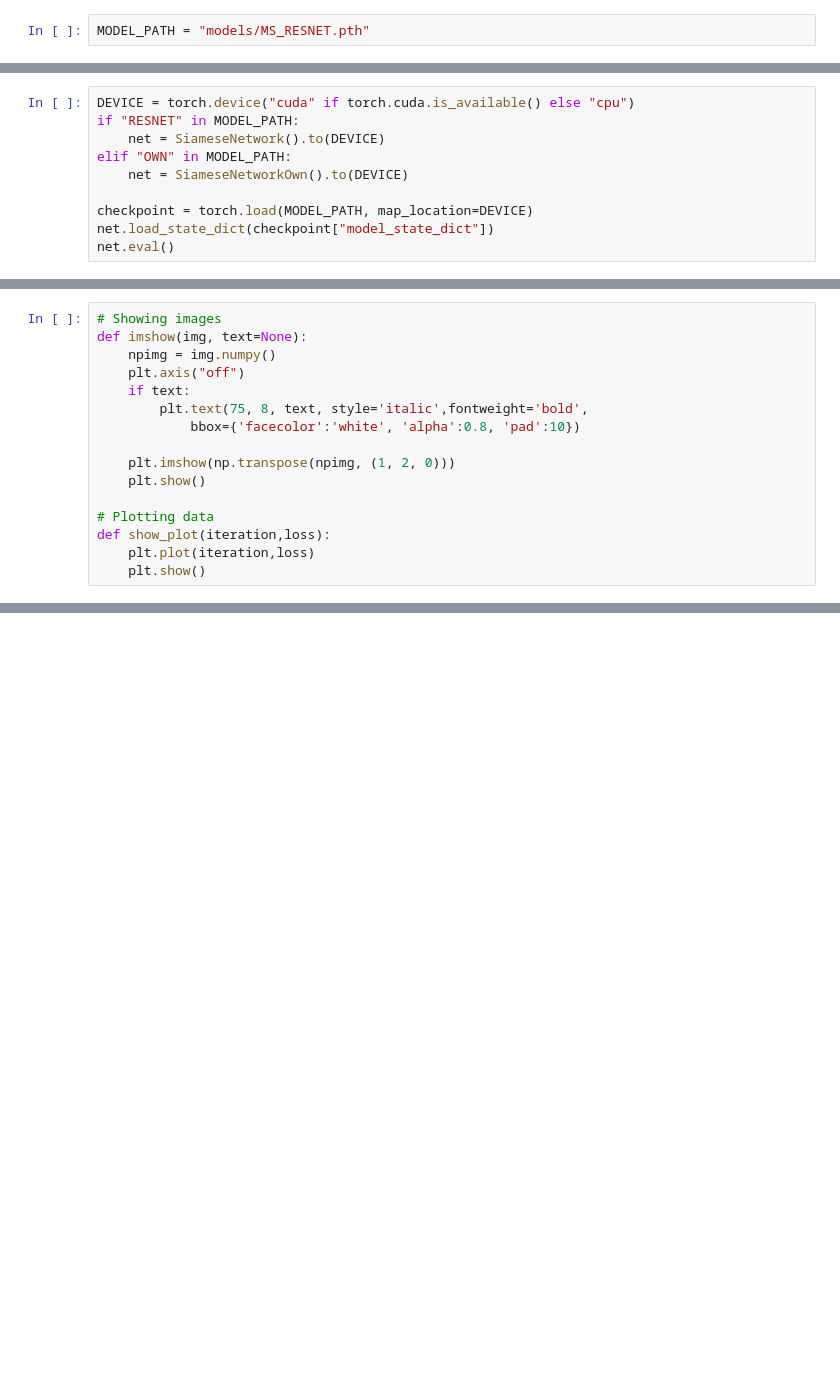
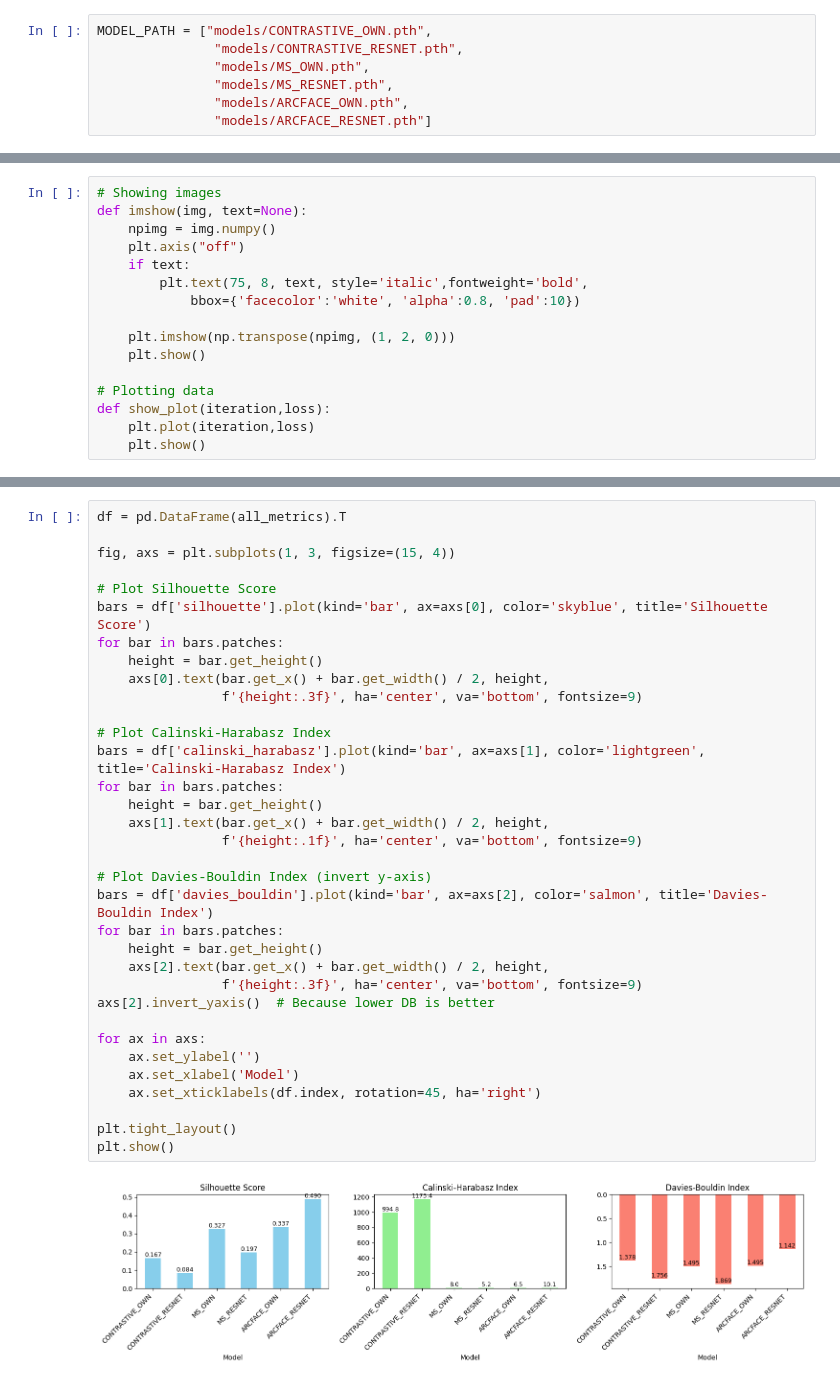
Before and after one commit to armanniaruhi/RAML, a Jupyter notebook: inference.ipynb, the cells around one changed output, grey strips where cells are left out. Cells and saved outputs as stored; diff of their text form; blank space fills up the shorter version.

```diff
--- a/inference.ipynb
+++ b/inference.ipynb
@@ -11,5 +34,10 @@ import mlflow
 # %%
-MODEL_PATH = "models/MS_RESNET.pth"
+MODEL_PATH = ["models/CONTRASTIVE_OWN.pth",
+               "models/CONTRASTIVE_RESNET.pth",
+               "models/MS_OWN.pth",
+               "models/MS_RESNET.pth",
+               "models/ARCFACE_OWN.pth",
+               "models/ARCFACE_RESNET.pth"]
 # %%
 # Load config from YAML
 with open("config/config.yml", "r") as f:
@@ -126,10 +149,0 @@ Training samples: 2803, Batches: 43
-# %%
-DEVICE = torch.device("cuda" if torch.cuda.is_available() else "cpu")
-if "RESNET" in MODEL_PATH:
-    net = SiameseNetwork().to(DEVICE)
-elif "OWN" in MODEL_PATH:
-    net = SiameseNetworkOwn().to(DEVICE)
-
-checkpoint = torch.load(MODEL_PATH, map_location=DEVICE)
-net.load_state_dict(checkpoint["model_state_dict"])
-net.eval()
@@ -369,0 +810,36 @@ Clipping input data to the valid range for imshow with RGB data ([0..1] for floa
+# %%
+df = pd.DataFrame(all_metrics).T
+
+fig, axs = plt.subplots(1, 3, figsize=(15, 4))
+
+# Plot Silhouette Score
+bars = df['silhouette'].plot(kind='bar', ax=axs[0], color='skyblue', title='Silhouette Score')
+for bar in bars.patches:
+    height = bar.get_height()
+    axs[0].text(bar.get_x() + bar.get_width() / 2, height,
+                f'{height:.3f}', ha='center', va='bottom', fontsize=9)
+
+# Plot Calinski-Harabasz Index
+bars = df['calinski_harabasz'].plot(kind='bar', ax=axs[1], color='lightgreen', title='Calinski-Harabasz Index')
+for bar in bars.patches:
+    height = bar.get_height()
+    axs[1].text(bar.get_x() + bar.get_width() / 2, height,
+                f'{height:.1f}', ha='center', va='bottom', fontsize=9)
+
+# Plot Davies-Bouldin Index (invert y-axis)
+bars = df['davies_bouldin'].plot(kind='bar', ax=axs[2], color='salmon', title='Davies-Bouldin Index')
+for bar in bars.patches:
+    height = bar.get_height()
+    axs[2].text(bar.get_x() + bar.get_width() / 2, height,
+                f'{height:.3f}', ha='center', va='bottom', fontsize=9)
+axs[2].invert_yaxis()  # Because lower DB is better
+
+for ax in axs:
+    ax.set_ylabel('')
+    ax.set_xlabel('Model')
+    ax.set_xticklabels(df.index, rotation=45, ha='right')
+
+plt.tight_layout()
+plt.show()
+# %% [output]
+[figure, added]
```
Also changed, not shown: parts of 15 cells of this notebook, 3 other files.
